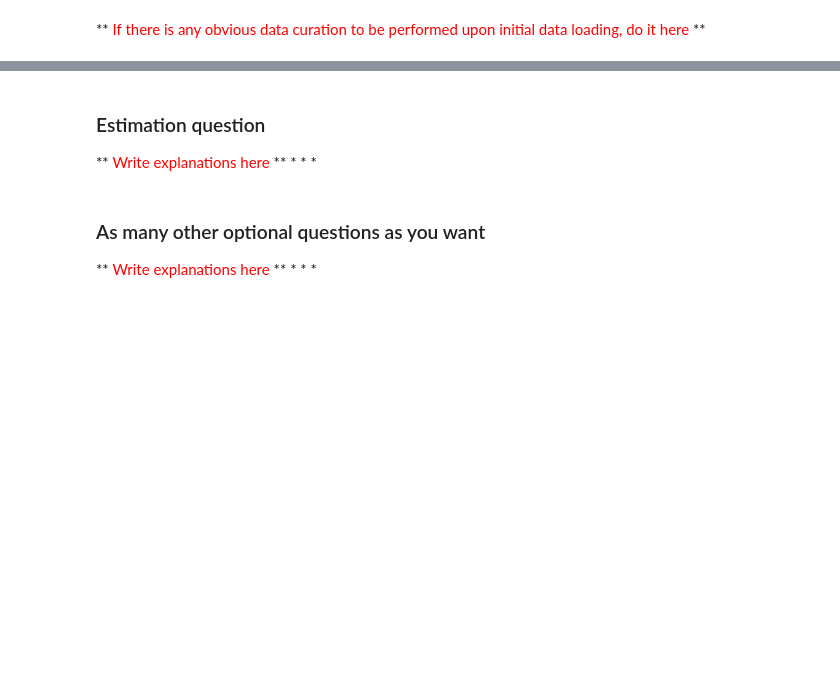
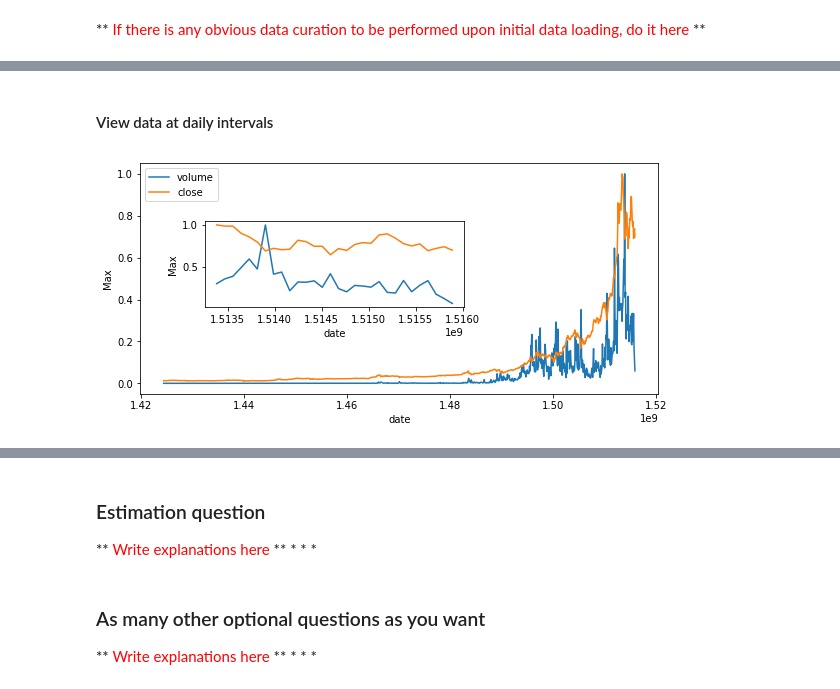
Before and after one commit to SebastienMoeller/MAP536_Python_Final, a Jupyter notebook: Projet_Notebook_Sebastien_MOELLER_Viktor_MALESEVIC.ipynb, the cells around one changed output, grey strips where cells are left out. Cells and saved outputs as stored; diff of their text form; code cells hidden in the pictures; blank space fills up the shorter version.

```diff
--- a/Projet_Notebook_Sebastien_MOELLER_Viktor_MALESEVIC.ipynb
+++ b/Projet_Notebook_Sebastien_MOELLER_Viktor_MALESEVIC.ipynb
@@ -107,0 +323,7 @@ NameError: name 'plot' is not defined
+# %% [markdown]
+#### View data at daily intervals
+# %%
+# View Data daily
+multiPlot(btc86400, 'date', ('volume','close'), 1)
+# %% [output]
+[figure, added]
```
Also changed, not shown: parts of 60 cells of this notebook.
